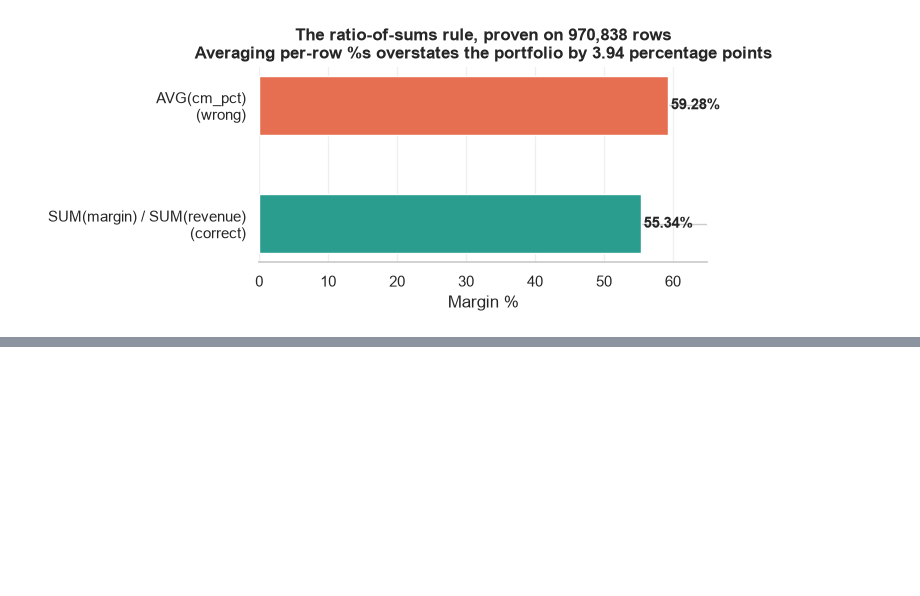
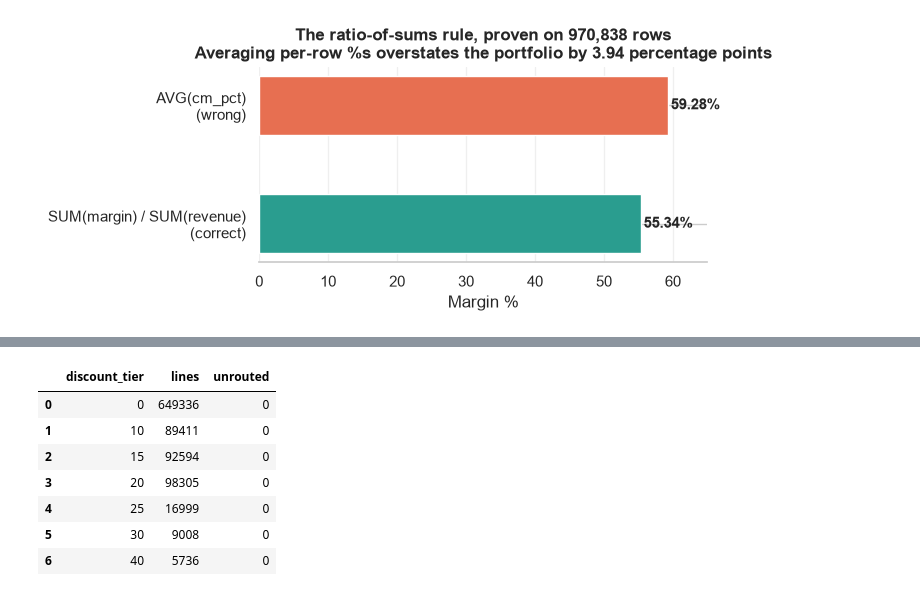
Before and after one commit to padmabhushanpagare/retail_profitability_diagnostic, a Jupyter notebook: notebooks/01_data_audit.ipynb, the cells around one changed output, grey strips where cells are left out. Drawn from its saved outputs; the diff is of its cells as text; code cells hidden in the pictures; blank space fills up the shorter version.

```diff
--- a/notebooks/01_data_audit.ipynb
+++ b/notebooks/01_data_audit.ipynb
@@ -172,0 +188,40 @@ plt.show()
+# %%
+tier_dist = q("""
+    WITH tiered AS (
+        SELECT
+            CASE
+                WHEN discount_pct BETWEEN -0.1 AND  0.1 THEN 0
+                WHEN discount_pct BETWEEN  9.9 AND 10.1 THEN 10
+                WHEN discount_pct BETWEEN 14.9 AND 15.1 THEN 15
+                WHEN discount_pct BETWEEN 19.9 AND 20.1 THEN 20
+                WHEN discount_pct BETWEEN 24.9 AND 25.1 THEN 25
+                WHEN discount_pct BETWEEN 29.9 AND 30.1 THEN 30
+                WHEN discount_pct BETWEEN 39.9 AND 40.1 THEN 40
+                ELSE NULL
+            END AS discount_tier
+        FROM retail.fact_line_items
+        WHERE discount_pct IS NOT NULL
+    )
+    SELECT
+        discount_tier,
+        COUNT(*)                              AS lines,
+        COUNT(*) FILTER (WHERE discount_tier IS NULL) AS unrouted
+    FROM tiered
+    GROUP BY discount_tier
+    ORDER BY discount_tier NULLS LAST
+""")
+
+# Assertion: exactly 7 rows, zero unrouted, sum = 961,389
+assert len(tier_dist) == 7, f"expected 7 tiers, got {len(tier_dist)}"
+assert tier_dist["unrouted"].sum() == 0, "unrouted tier exists"
+assert tier_dist["lines"].sum() == 961_389, f"sum = {tier_dist['lines'].sum()}, expected 961389"
+tier_dist
+# %% [output]
+|  | discount_tier | lines | unrouted |
+| 0 | 0 | 649336 | 0 |
+| 1 | 10 | 89411 | 0 |
+| 2 | 15 | 92594 | 0 |
+| 3 | 20 | 98305 | 0 |
+| 4 | 25 | 16999 | 0 |
+| 5 | 30 | 9008 | 0 |
+| 6 | 40 | 5736 | 0 |
```
Also changed, not shown: parts of 12 cells of this notebook, 1 other file.
